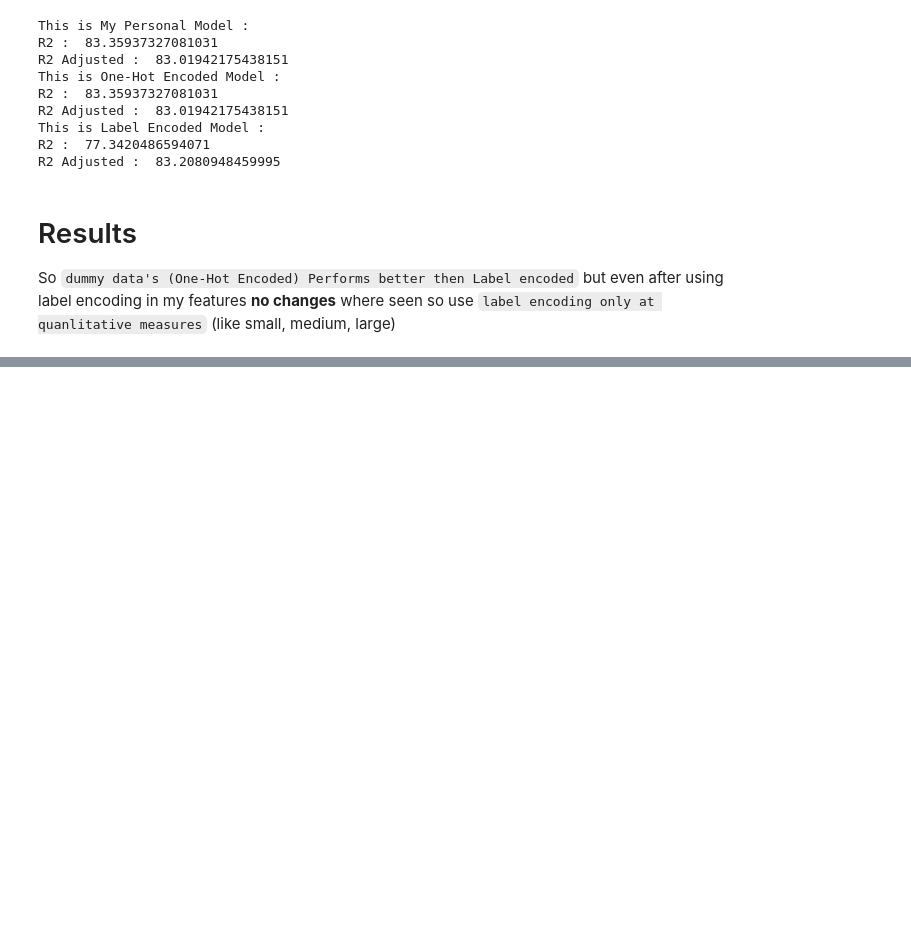
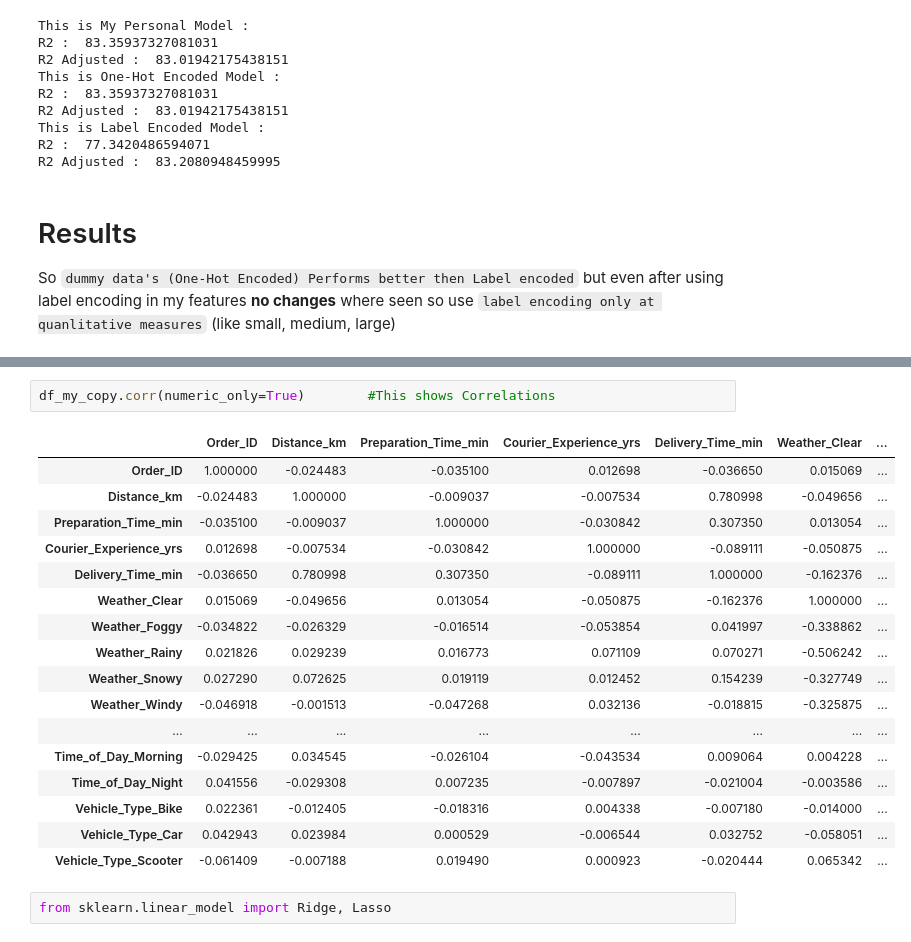
Before and after one commit to Shreyas-coding-master001/Machine_Learning_Seires, a Jupyter notebook: Linear_Regression/Model_Creation.ipynb, the cells around one changed output, grey strips where cells are left out. Cells and saved outputs as stored; diff of their text form; blank space fills up the shorter version.

Commit message:
Performed Ridge, Lasso and Polynomial Regression, for OverFitting

```diff
--- a/Linear_Regression/Model_Creation.ipynb
+++ b/Linear_Regression/Model_Creation.ipynb
@@ -400,0 +409,22 @@ So `dummy data's (One-Hot Encoded) Performs better then Label encoded` but even
+# %%
+df_my_copy.corr(numeric_only=True)        #This shows Correlations
+# %% [output]
+|  | Order_ID | Distance_km | Preparation_Time_min | Courier_Experience_yrs | Delivery_Time_min | Weather_Clear | ... |
+| Order_ID | 1.000000 | -0.024483 | -0.035100 | 0.012698 | -0.036650 | 0.015069 | ... |
+| Distance_km | -0.024483 | 1.000000 | -0.009037 | -0.007534 | 0.780998 | -0.049656 | ... |
+| Preparation_Time_min | -0.035100 | -0.009037 | 1.000000 | -0.030842 | 0.307350 | 0.013054 | ... |
+| Courier_Experience_yrs | 0.012698 | -0.007534 | -0.030842 | 1.000000 | -0.089111 | -0.050875 | ... |
+| Delivery_Time_min | -0.036650 | 0.780998 | 0.307350 | -0.089111 | 1.000000 | -0.162376 | ... |
+| Weather_Clear | 0.015069 | -0.049656 | 0.013054 | -0.050875 | -0.162376 | 1.000000 | ... |
+| Weather_Foggy | -0.034822 | -0.026329 | -0.016514 | -0.053854 | 0.041997 | -0.338862 | ... |
+| Weather_Rainy | 0.021826 | 0.029239 | 0.016773 | 0.071109 | 0.070271 | -0.506242 | ... |
+| Weather_Snowy | 0.027290 | 0.072625 | 0.019119 | 0.012452 | 0.154239 | -0.327749 | ... |
+| Weather_Windy | -0.046918 | -0.001513 | -0.047268 | 0.032136 | -0.018815 | -0.325875 | ... |
+| ... | ... | ... | ... | ... | ... | ... | ... |
+| Time_of_Day_Morning | -0.029425 | 0.034545 | -0.026104 | -0.043534 | 0.009064 | 0.004228 | ... |
+| Time_of_Day_Night | 0.041556 | -0.029308 | 0.007235 | -0.007897 | -0.021004 | -0.003586 | ... |
+| Vehicle_Type_Bike | 0.022361 | -0.012405 | -0.018316 | 0.004338 | -0.007180 | -0.014000 | ... |
+| Vehicle_Type_Car | 0.042943 | 0.023984 | 0.000529 | -0.006544 | 0.032752 | -0.058051 | ... |
+| Vehicle_Type_Scooter | -0.061409 | -0.007188 | 0.019490 | 0.000923 | -0.020444 | 0.065342 | ... |
+# %%
+from sklearn.linear_model import Ridge, Lasso
```
Also changed, not shown: parts of 8 cells of this notebook.
